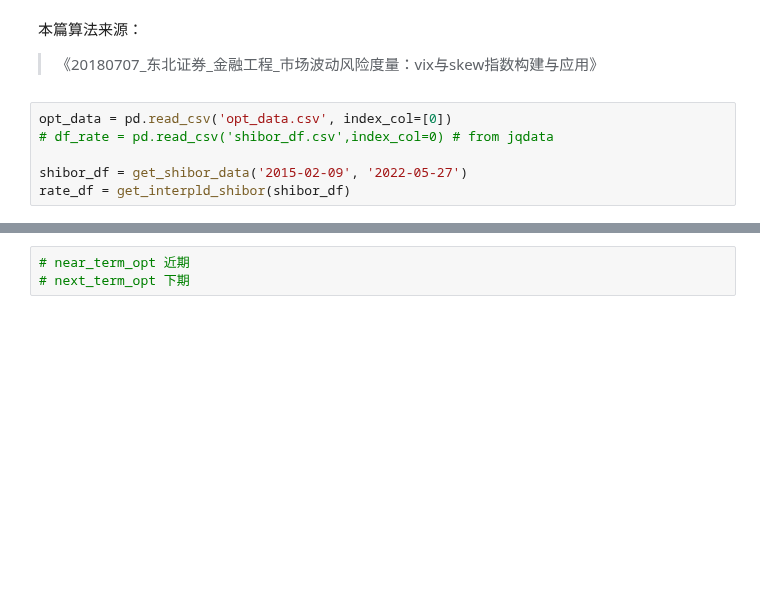
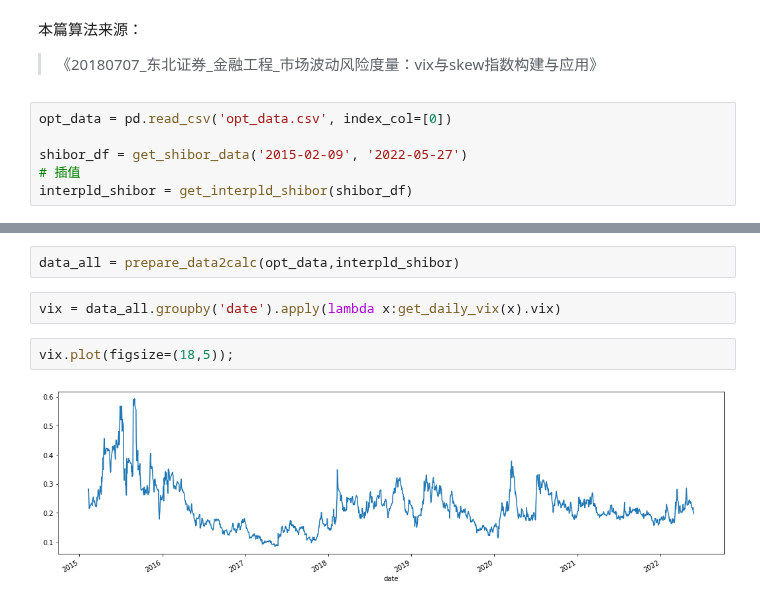
Before and after one commit to hugo2046/QuantsPlaybook, a Jupyter notebook: C-择时类/C-VIX中国版VIX编制手册/test.ipynb, the cells around one changed output, grey strips where cells are left out. Saved outputs shown, nothing was run; the diff lists cells and outputs as text; blank space fills up the shorter version.

```diff
--- a/C-择时类/C-VIX中国版VIX编制手册/test.ipynb
+++ b/C-择时类/C-VIX中国版VIX编制手册/test.ipynb
@@ -12,7 +11,7 @@ from scr.calc_func import (_get_near_or_next_options, _get_free_rate,
 >《20180707_东北证券_金融工程_市场波动风险度量：vix与skew指数构建与应用》
 # %%
 opt_data = pd.read_csv('opt_data.csv', index_col=[0])
-# df_rate = pd.read_csv('shibor_df.csv',index_col=0) # from jqdata
 
 shibor_df = get_shibor_data('2015-02-09', '2022-05-27')
-rate_df = get_interpld_shibor(shibor_df)
+# 插值
+interpld_shibor = get_interpld_shibor(shibor_df)
@@ -243,3 +18,8 @@ next_strike_matrix,next_strike_matrix
-# %%
-# near_term_opt 近期
-# next_term_opt 下期
+# %%
+data_all = prepare_data2calc(opt_data,interpld_shibor)
+# %%
+vix = data_all.groupby('date').apply(lambda x:get_daily_vix(x).vix)
+# %%
+vix.plot(figsize=(18,5));
+# %% [output]
+[figure, added]
```
Also changed, not shown: parts of 10 cells of this notebook, 2 other files.
